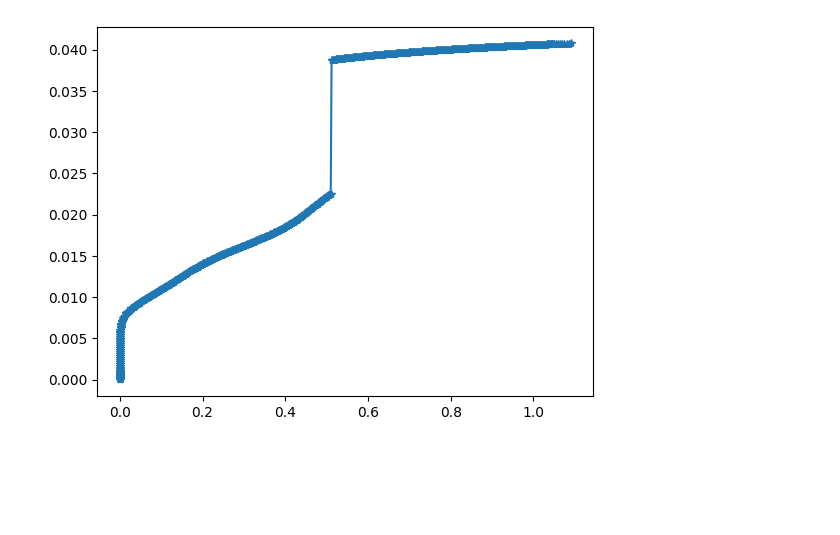
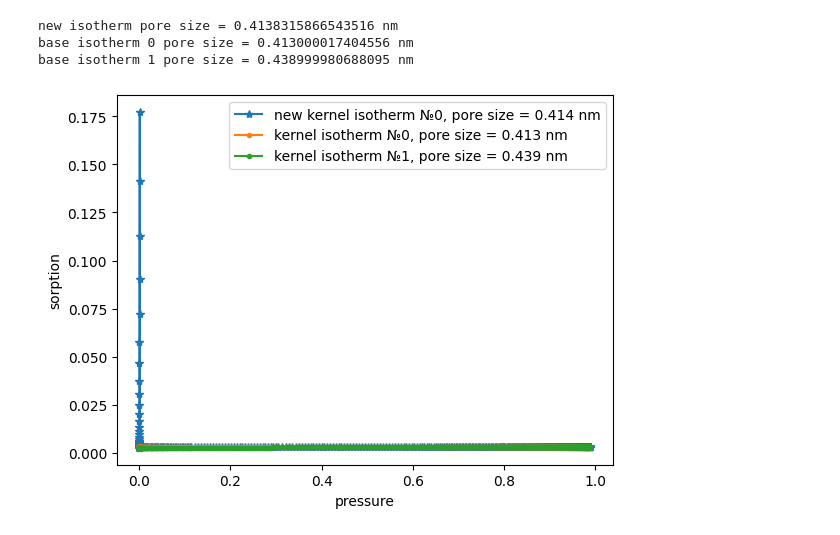
Before and after one commit to IDAnton/Isotherm, a Jupyter notebook: kernel_isotherm_generator.ipynb, the cells around one changed output. Saved outputs shown, nothing was run; the diff lists cells and outputs as text; code cells hidden in the pictures; blank space fills up the shorter version.

```diff
--- a/kernel_isotherm_generator.ipynb
+++ b/kernel_isotherm_generator.ipynb
@@ -121,7 +67,0 @@ for step_i in range(1, len(new_a_array)-1):
-# %%
-plt.plot(p_array, result[300], marker = "*")
-#plt.plot(p_array[step1-10:step2+10], array_of_isotherms[j1 + A_START][step1-10:step2+10], marker = "*")
-#plt.plot(p_array[step1-10:step2+10], array_of_isotherms[j2 + A_START][step1-10:step2+10], marker = "*")
-plt.show()
-# %% [output]
-[figure, removed]
@@ -128,2 +114,30 @@ plt.show()
+# %%
+#  строим графики и изучаем новую j-ю изотерму и корневые, по котором ее сгенерировали
+fig, ax=plt.subplots()
+j = 0
+j1, j2 = sorted((np.abs(a_array - new_a_array[j])).argsort()[:2])  # находим индексы ближайших к текущему размеров пор
+#print(pore_size_jump_pressure)
+
+# print(f"new isotherm jump pressure {p_array[j+A_START]}")
+# print(f"base isotherm {j1} jump pressure {pore_size_jump_pressure['pressure_of_jump'][j1]}")
+# print(f"base isotherm {j2} jump pressure {pore_size_jump_pressure['pressure_of_jump'][j2]}")
+
+print(f"new isotherm pore size = {new_a_array[j]} nm")
+print(f"base isotherm {j1} pore size = {a_array[j1]} nm")
+print(f"base isotherm {j2} pore size = {a_array[j2]} nm")
+
+ax.plot(p_array, result[j], marker = "*", label=f"new kernel isotherm №{j}, pore size = {round(new_a_array[j], 3)} nm")
+ax.plot(p_array,  array_of_isotherms[j1], marker = ".", label=f"kernel isotherm №{j1}, pore size = {round(a_array[j1], 3)} nm")
+ax.plot(p_array, array_of_isotherms[j2], marker = ".", label=f"kernel isotherm №{j2}, pore size = {round(a_array[j2], 3)} nm")
+
+legend = ax.legend(loc='upper right')
+ax.set_ylabel("sorption")
+ax.set_xlabel("pressure")
+plt.show()
+# %% [output]
+new isotherm pore size = 0.4138315866543516 nm
+base isotherm 0 pore size = 0.413000017404556 nm
+base isotherm 1 pore size = 0.438999980688095 nm
+[figure, added]
 # %%
 # анимация всех новых изотерм
```
Also changed, not shown: parts of 11 cells of this notebook, 4 other files.
